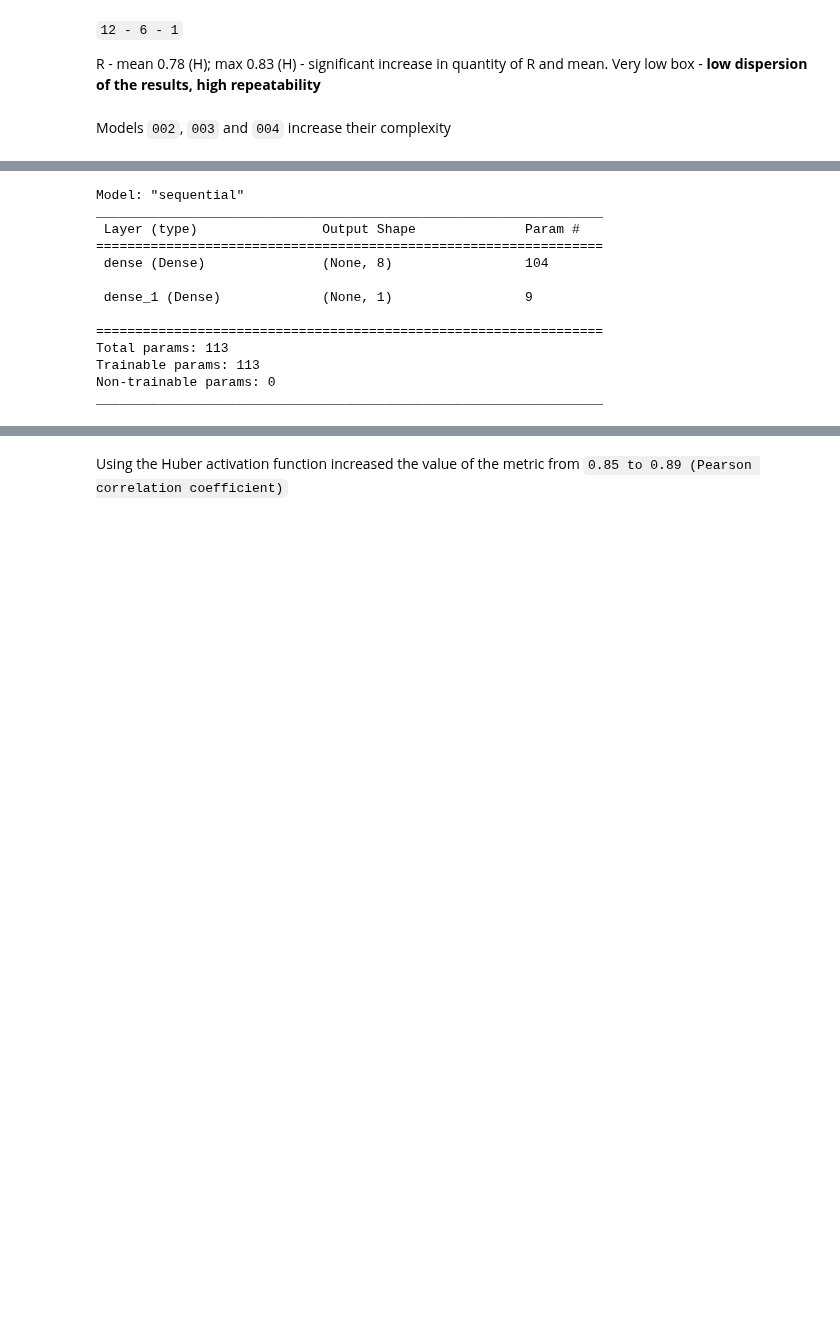
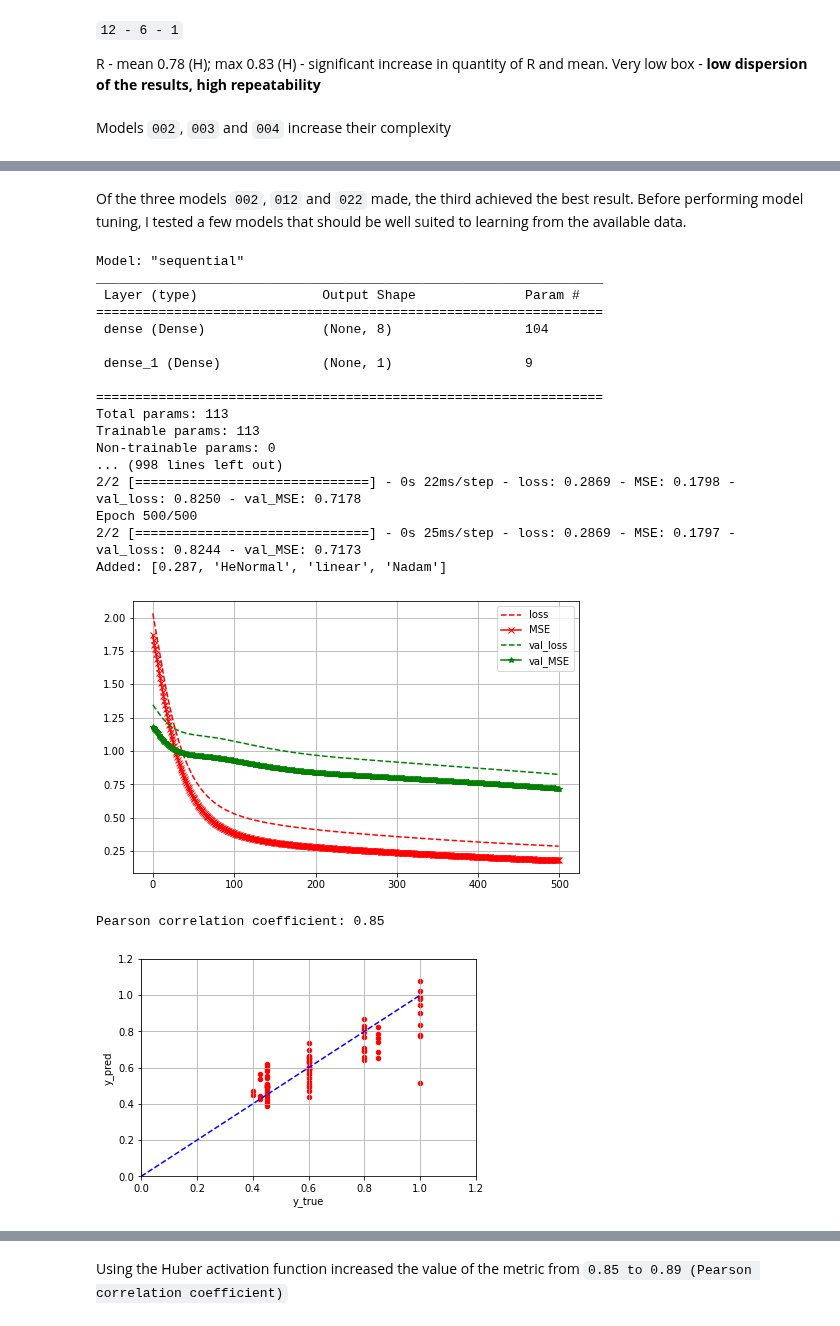
Before and after one commit to d-jus/tf_pipeline, a Jupyter notebook: SSN CRF - p & CRF - m.ipynb, the cells around one changed output, grey strips where cells are left out. Cells and saved outputs as stored; diff of their text form; code cells hidden in the pictures; blank space fills up the shorter version.

```diff
--- a/SSN CRF - p & CRF - m.ipynb
+++ b/SSN CRF - p & CRF - m.ipynb
@@ -279,7 +279,7 @@ y_train_SS = scaler_output.transform(y_train)
 y_test_SS = scaler_output.transform(y_test)
 # %%
 # splited by StratifiedShuffleSplit
-"""X_train_stra = scaler.transform(X_train_stra)
-X_test_stra = scaler.transform(X_test_stra)
-y_train_stra = scaler_output.transform(y_train_stra)
-y_test_stra = scaler_output.transform(y_test_stra)"""
+X_train_str = scaler.transform(X_train_stra)
+X_test_str = scaler.transform(X_test_stra)
+y_train_str = scaler_output.transform(y_train_stra)
+y_test_str = scaler_output.transform(y_test_stra)
@@ -435,7 +433,7 @@ R - mean 0.78 (H); max 0.83 (H) - significant increase in quantity of R and mean
 # %% [markdown]
 Models `002`, `003` and `004` increase their complexity
 # %%
-list_output = hold_data() # writes model output to common list
+list_output = Hold_data() # writes model output to common list
 # %%
 tf.keras.backend.clear_session()
 callbacks = tf.keras.callbacks.EarlyStopping(
@@ -517,7 +514,0 @@ list_output.print_() # 3 the best
-# %%
-model = keras.models.Sequential()
-#model.add(keras.Input(shape=(12,)))
-model.add(keras.layers.Dense(7, activation = 'selu', input_shape = (12,),kernel_initializer = tf.keras.initializers.LecunNormal()))
-#model.add(keras.layers.Dense(4, activation = 'tanh'))
-model.add(keras.layers.Dense(1,kernel_initializer = tf.keras.initializers.LecunNormal()))
-model.summary()
@@ -538,34 +552,65 @@ _________________________________________________________________
+# %% [markdown]
+Of the three models `002`, `012` and `022` made, the third achieved the best result. Before performing model tuning, I tested a few models that should be well suited to learning from the available data.
 # %%
 """Inicjalizacja: He
 Funkcja aktywacji: ELU
 Normalizacja: brak w płytkiej
 Regularyzacja: wczesne zatrzymanie; l2
 Optymalizator: RMSPromp; Nadam
 Harmonogram uczenia: 1 cykle
 
-    keras.layers.Dense(4, activation = "elu", kernel_nitializer="he_normal")"""
+keras.layers.Dense(4, activation = "elu", kernel_nitializer="he_normal")"""
+
 tf.keras.backend.clear_session()
-del model1
-model1 = keras.models.Sequential()
-model1.add(keras.layers.Dense(8, activation = 'elu', input_shape = (12,), kernel_regularizer='l2', kernel_initializer = "he_normal"))
-model1.add(keras.layers.Dense(1, kernel_regularizer='l2', kernel_initializer = "he_normal"))
-model1.summary()
-model1.compile(loss = 'mean_squared_error',
-             optimizer = 'Nadam',
-             metrics = ["MSE"])
+try:
+    del model_003
+except:
+    pass
+
+model_003 = keras.models.Sequential()
+model_003.add(keras.layers.Dense(8, activation='elu', input_shape=(12,), kernel_regularizer='l2', kernel_initializer="he_normal"))
+model_003.add(keras.layers.Dense(1, kernel_regularizer='l2', kernel_initializer="he_normal"))
+model_003.summary()
+model_003.compile(
+    loss = 'mean_squared_error',
+    optimizer = 'Nadam',
+    metrics = ["MSE"]
+    )
+
+#StandardScaler + strated data + elu
+history_003 = model_003.fit(
+    X_train_str,
+    y_train_str,
+    epochs = 500,
+    validation_data = (X_test_str, y_test_str),
+    shuffle = True,
+    callbacks = [callbacks]
+    )
+
+list_output.add_out(model_003, history_003)
+
+plot_hist(history_003)
+plot_sc_all(scaler, scaler_output, model_003, data_p, CRFp)
 # %% [output]
 Model: "sequential"
 _________________________________________________________________
  Layer (type)                Output Shape              Param #
 =================================================================
  dense (Dense)               (None, 8)                 104
 
  dense_1 (Dense)             (None, 1)                 9
 
 =================================================================
 Total params: 113
 Trainable params: 113
 Non-trainable params: 0
-_________________________________________________________________
+... (998 lines left out)
+2/2 [==============================] - 0s 22ms/step - loss: 0.2869 - MSE: 0.1798 - val_loss: 0.8250 - val_MSE: 0.7178
+Epoch 500/500
+2/2 [==============================] - 0s 25ms/step - loss: 0.2869 - MSE: 0.1797 - val_loss: 0.8244 - val_MSE: 0.7173
+Added: [0.287, 'HeNormal', 'linear', 'Nadam']
+[figure, added]
+Pearson correlation coefficient: 0.85
+[figure, added]
 # %%
 # HUBER elu ADAM
```
Also changed, not shown: parts of 47 cells of this notebook, 2 other files.
